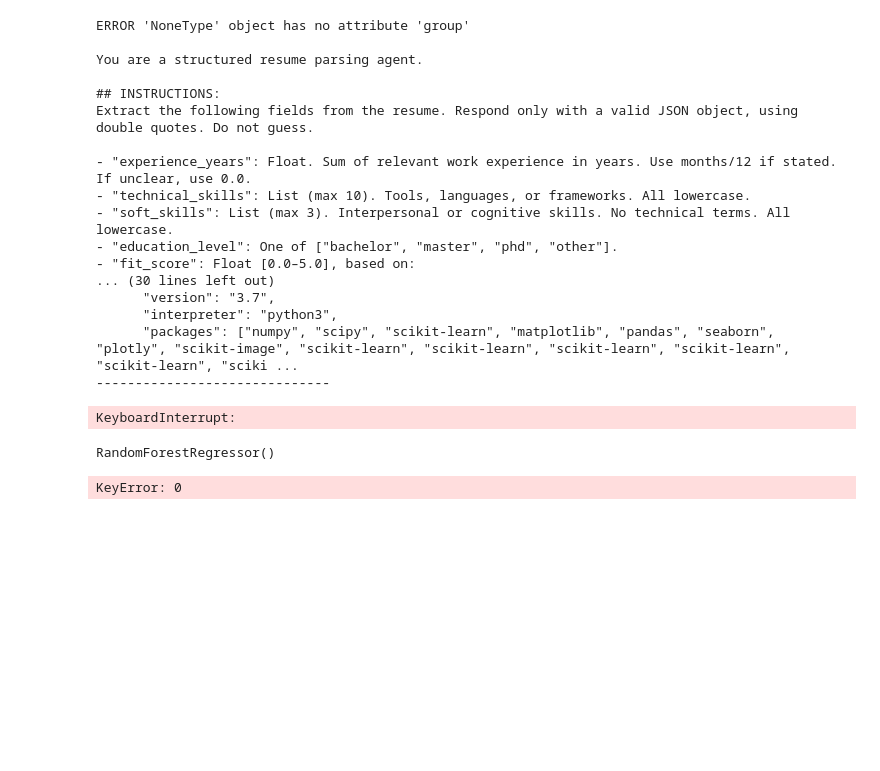
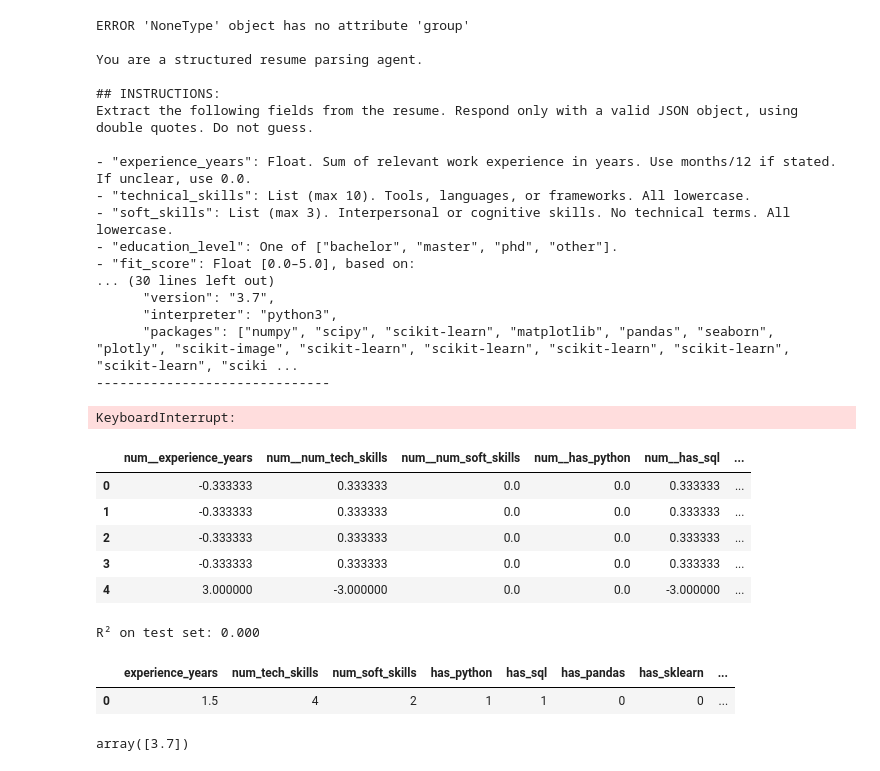
Before and after one commit to HunterNopen/EloEmployee, a Jupyter notebook: notebook.ipynb, the cells around one changed output. Saved outputs shown, nothing was run; the diff lists cells and outputs as text; code cells hidden in the pictures; blank space fills up the shorter version.

Commit message:
ELO-3 - Implemnted SearchCV with Scikit to tune hyperparameters. Made pipeline from scikit

```diff
--- a/notebook.ipynb
+++ b/notebook.ipynb
@@ -461,16 +466,67 @@ standard_df.to_csv('standardized_resume_dataset.csv', index=False)
+# %%
+df = pd.read_csv('cleaned_resume_dataset.csv')
+
+def parse_skills_column(col):
+    return col.apply(lambda x: re.sub(r'[\[\]\'\"\s]', '', str(x)).split(',') if pd.notnull(x) else [])
+
+df['technical_skills'] = parse_skills_column(df['technical_skills']).apply(lambda x: [s.lower() for s in x])
+df['soft_skills'] = parse_skills_column(df['soft_skills']).apply(lambda x: [s.lower() for s in x])
+df['education_level'] = df['education_level'].str.lower()
+
+top_skills = ['python', 'sql', 'pandas', 'sklearn']
+
+for skill in top_skills:
+    df[f'has_{skill}'] = df['technical_skills'].apply(lambda x: int(skill in x))
+
+df['num_tech_skills'] = df['technical_skills'].apply(len)
+df['num_soft_skills'] = df['soft_skills'].apply(len)
+
+numeric_features = ['experience_years', 'num_tech_skills', 'num_soft_skills'] + [f'has_{s}' for s in top_skills]
+categorical_features = ['education_level']
+
+preprocessing = ColumnTransformer(transformers=[
+    ('num', StandardScaler(), numeric_features),
+    ('cat', OneHotEncoder(handle_unknown='ignore'), categorical_features)
+])
+
+
+pipeline = Pipeline(steps=[
+    ('preprocessing', preprocessing),
+    ('random_forest', RandomForestRegressor(n_estimators=100, random_state=42))
+])
+# %%
+feature_names = preprocessing.get_feature_names_out()
+
+std_df = preprocessing.fit_transform(df)
+std_df = pd.DataFrame(std_df, columns=feature_names)
+std_df.to_csv('standardized_resume_dataset.csv', index=False)
+
+std_df.head()
+# %% [output]
+|  | num__experience_years | num__num_tech_skills | num__num_soft_skills | num__has_python | num__has_sql | ... |
+| 0 | -0.333333 | 0.333333 | 0.0 | 0.0 | 0.333333 | ... |
+| 1 | -0.333333 | 0.333333 | 0.0 | 0.0 | 0.333333 | ... |
+| 2 | -0.333333 | 0.333333 | 0.0 | 0.0 | 0.333333 | ... |
+| 3 | -0.333333 | 0.333333 | 0.0 | 0.0 | 0.333333 | ... |
+| 4 | 3.000000 | -3.000000 | 0.0 | 0.0 | -3.000000 | ... |
 # %%
-from sklearn.ensemble import RandomForestRegressor
+standard_df = pd.read_csv('standardized_resume_dataset.csv')
 
-standard_df = pd.read_csv('standardized_resume_dataset.csv')
-model = RandomForestRegressor(n_estimators=100)
+X = df[numeric_features + categorical_features]
+y = df['fit_score'].astype(float)
+X_train, X_test, y_train, y_test = train_test_split(X, y, test_size=0.2, random_state=42)
 
-X_train = standard_df.drop(['resume_text', 'fit_score'], axis=1)
-y_train = standard_df['fit_score']
-
-model.fit(X_train, y_train)
+pipeline.fit(X_train, y_train)
+r2 = pipeline.score(X_test, y_test)
+print(f'R² on test set: {r2:.3f}')
 # %% [output]
-RandomForestRegressor()
+R² on test set: 0.000
+# %%
+X_train.sample(1)
+# %% [output]
+|  | experience_years | num_tech_skills | num_soft_skills | has_python | has_sql | has_pandas | has_sklearn | ... |
+| 0 | 1.5 | 4 | 2 | 1 | 1 | 0 | 0 | ... |
 # %%
-model.predict(X_train[0])
+model.predict(X_train.sample(1))
 # %% [output]
-KeyError: 0
+array([3.7])
```
Also changed, not shown: parts of 6 cells of this notebook, 1 other file.
